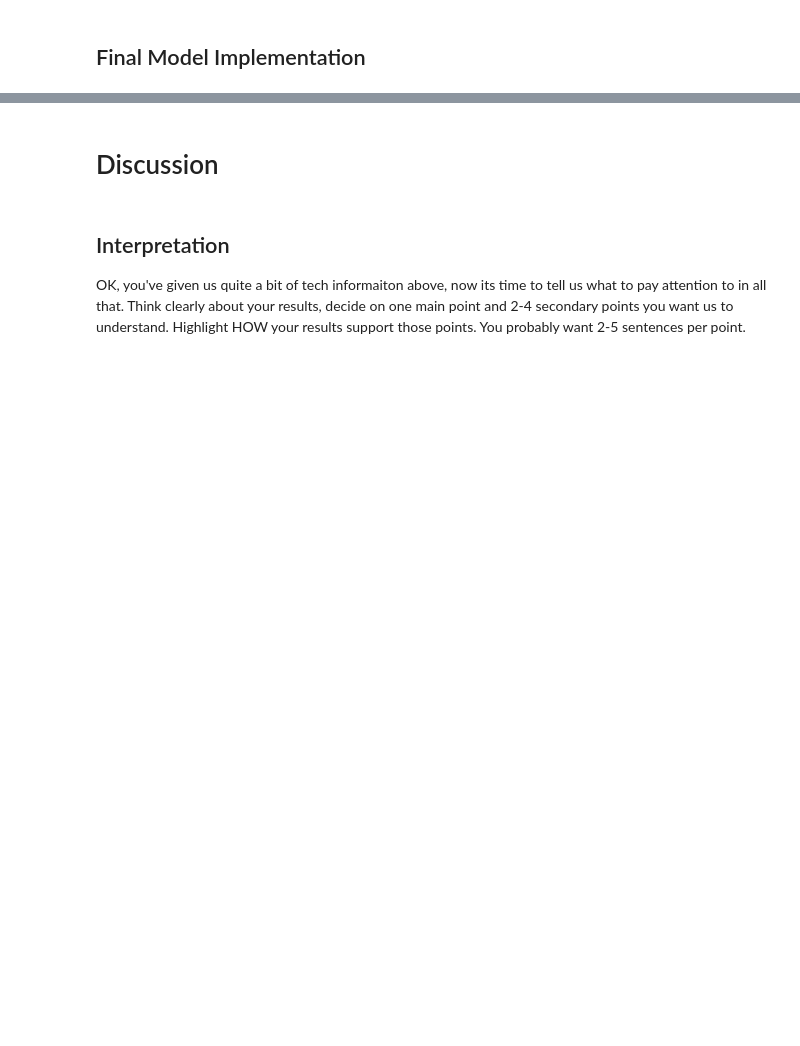
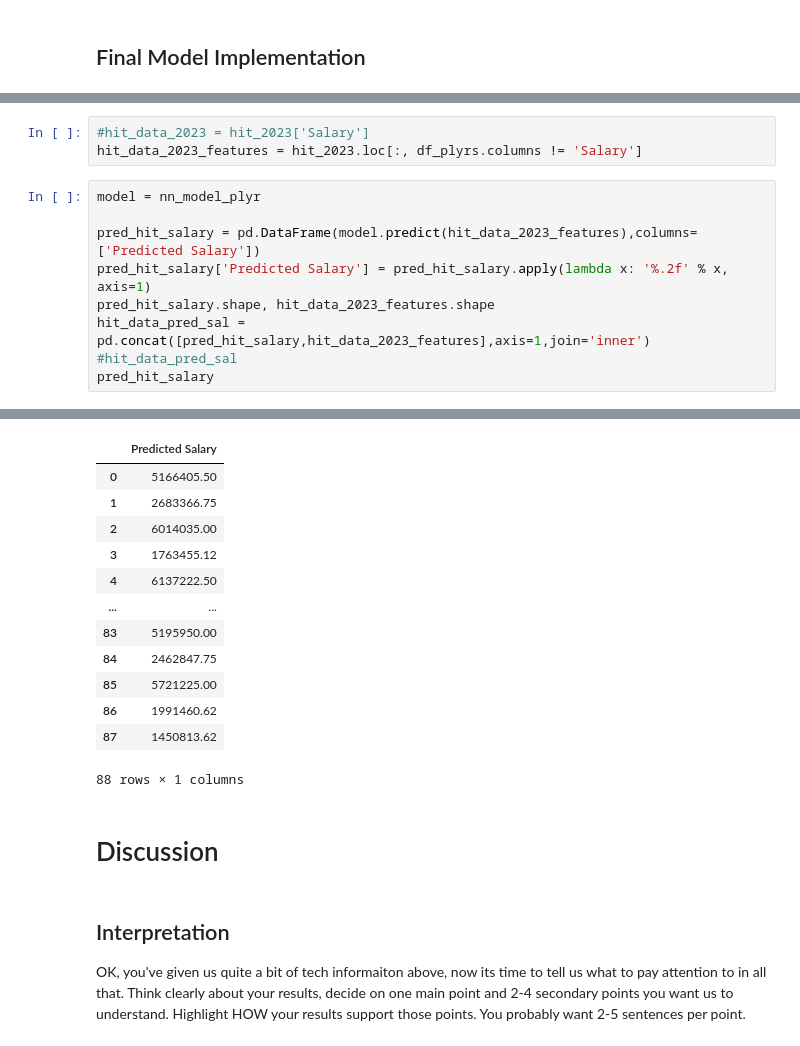
Before and after one commit to COGS118A/Group029-SP23, a Jupyter notebook: FinalProject_Group029-SP23.ipynb, the cells around one changed output, grey strips where cells are left out. Saved outputs shown, nothing was run; the diff lists cells and outputs as text; blank space fills up the shorter version.

```diff
--- a/FinalProject_Group029-SP23.ipynb
+++ b/FinalProject_Group029-SP23.ipynb
@@ -1387,0 +1414,13 @@ Epoch 1000/1000
+# %%
+#hit_data_2023 = hit_2023['Salary']
+hit_data_2023_features = hit_2023.loc[:, df_plyrs.columns != 'Salary']
+# %%
+model = nn_model_plyr
+
+pred_hit_salary = pd.DataFrame(model.predict(hit_data_2023_features),columns=['Predicted Salary'])
+pred_hit_salary['Predicted Salary'] = pred_hit_salary.apply(lambda x: '%.2f' % x, axis=1)
+pred_hit_salary.shape, hit_data_2023_features.shape
+hit_data_pred_sal = pd.concat([pred_hit_salary,hit_data_2023_features],axis=1,join='inner')
+#hit_data_pred_sal
+pred_hit_salary
+# %% [output]
@@ -1388,3 +1428,16 @@ Epoch 1000/1000
+|  | Predicted Salary |
+| 0 | 5166405.50 |
+| 1 | 2683366.75 |
+| 2 | 6014035.00 |
+| 3 | 1763455.12 |
+| 4 | 6137222.50 |
+| ... | ... |
+| 83 | 5195950.00 |
+| 84 | 2462847.75 |
+| 85 | 5721225.00 |
+| 86 | 1991460.62 |
+| 87 | 1450813.62 |
+88 rows × 1 columns
 # %% [markdown]
 # Discussion
 # %% [markdown]
```
Also changed, not shown: parts of 20 cells of this notebook.
